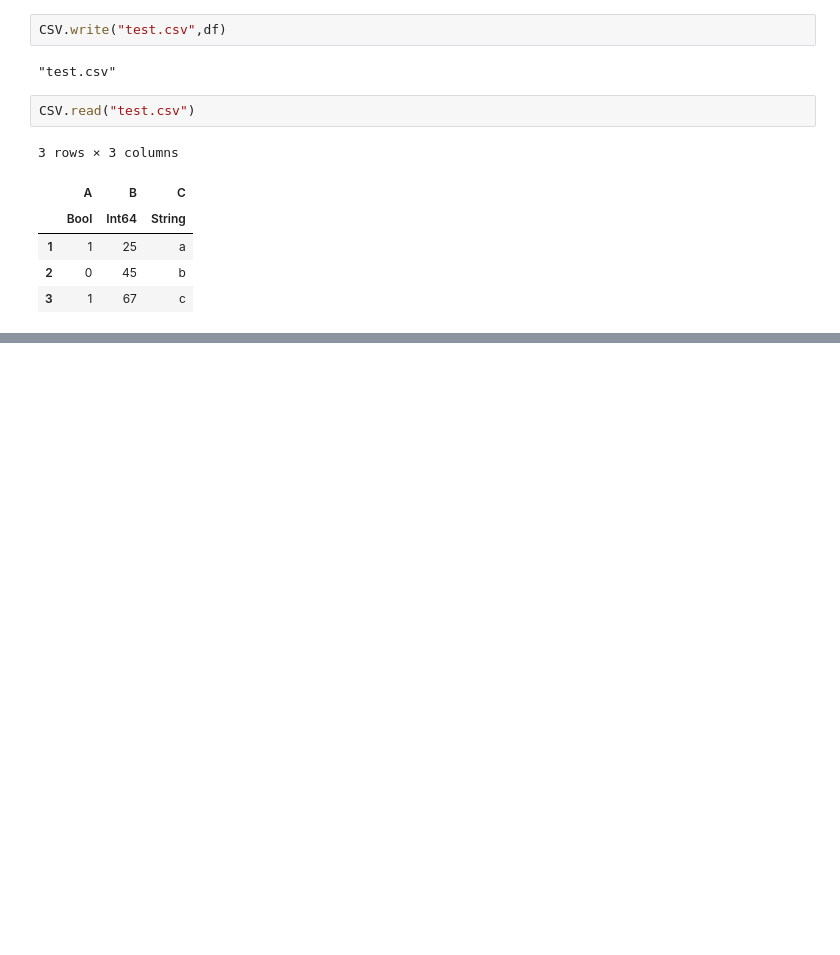
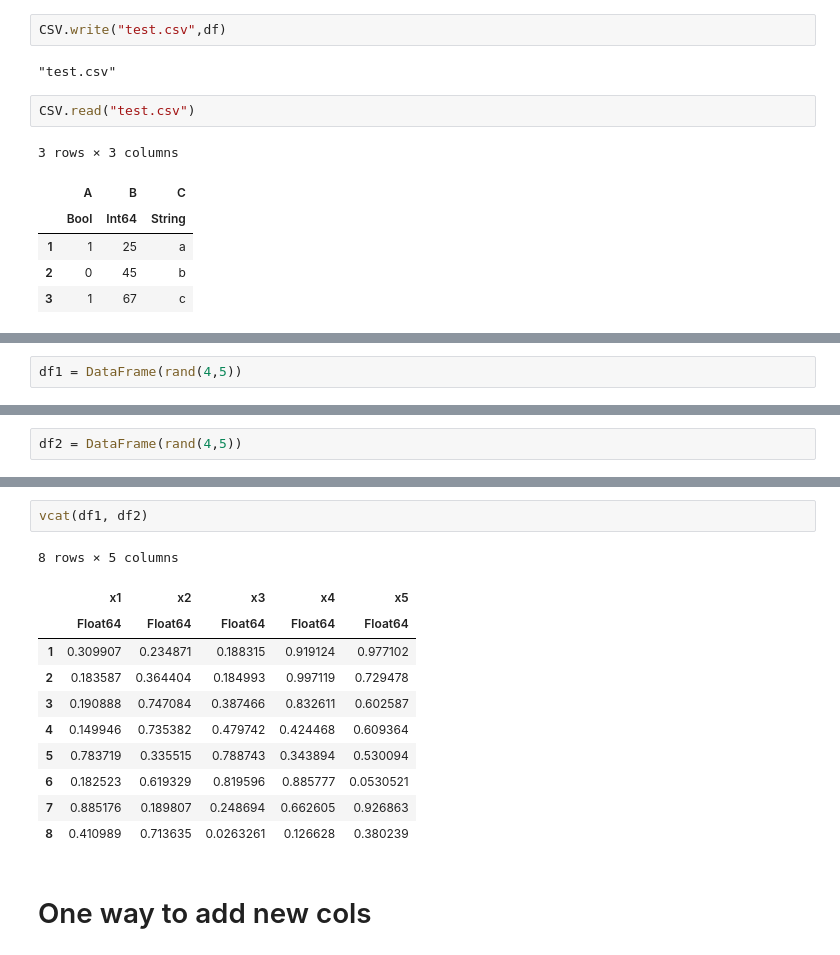
Before and after one commit to B2BDA/Julia_For_Data_Science, a Jupyter notebook: Julia_Data_Frame_Basics.ipynb, the cells around one changed output, grey strips where cells are left out. Drawn from its saved outputs; the diff is of its cells as text; blank space fills up the shorter version.

Commit message:
dataframe basics

```diff
--- a/Julia_Data_Frame_Basics.ipynb
+++ b/Julia_Data_Frame_Basics.ipynb
@@ -281,0 +368,2 @@ CSV.read("test.csv")
+# %%
+df1 = DataFrame(rand(4,5))
@@ -281,0 +410,2 @@ CSV.read("test.csv")
+# %%
+df2 = DataFrame(rand(4,5))
@@ -281,0 +460,16 @@ CSV.read("test.csv")
+# %%
+vcat(df1, df2)
+# %% [output]
+8 rows × 5 columns
+|  | x1 | x2 | x3 | x4 | x5 |
+|  | Float64 | Float64 | Float64 | Float64 | Float64 |
+| 1 | 0.309907 | 0.234871 | 0.188315 | 0.919124 | 0.977102 |
+| 2 | 0.183587 | 0.364404 | 0.184993 | 0.997119 | 0.729478 |
+| 3 | 0.190888 | 0.747084 | 0.387466 | 0.832611 | 0.602587 |
+| 4 | 0.149946 | 0.735382 | 0.479742 | 0.424468 | 0.609364 |
+| 5 | 0.783719 | 0.335515 | 0.788743 | 0.343894 | 0.530094 |
+| 6 | 0.182523 | 0.619329 | 0.819596 | 0.885777 | 0.0530521 |
+| 7 | 0.885176 | 0.189807 | 0.248694 | 0.662605 | 0.926863 |
+| 8 | 0.410989 | 0.713635 | 0.0263261 | 0.126628 | 0.380239 |
+# %% [markdown]
+# One way to add new cols
```
Also changed, not shown: parts of 38 cells of this notebook.
